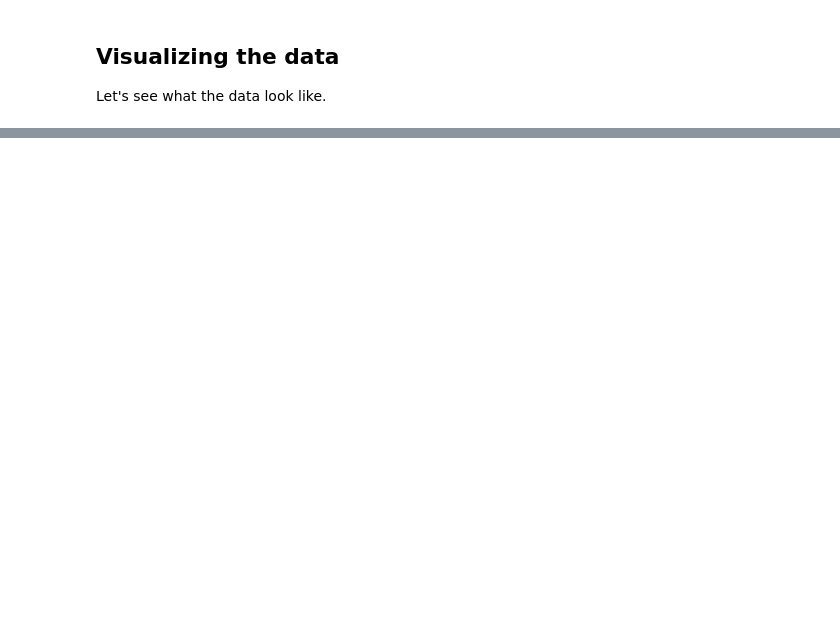
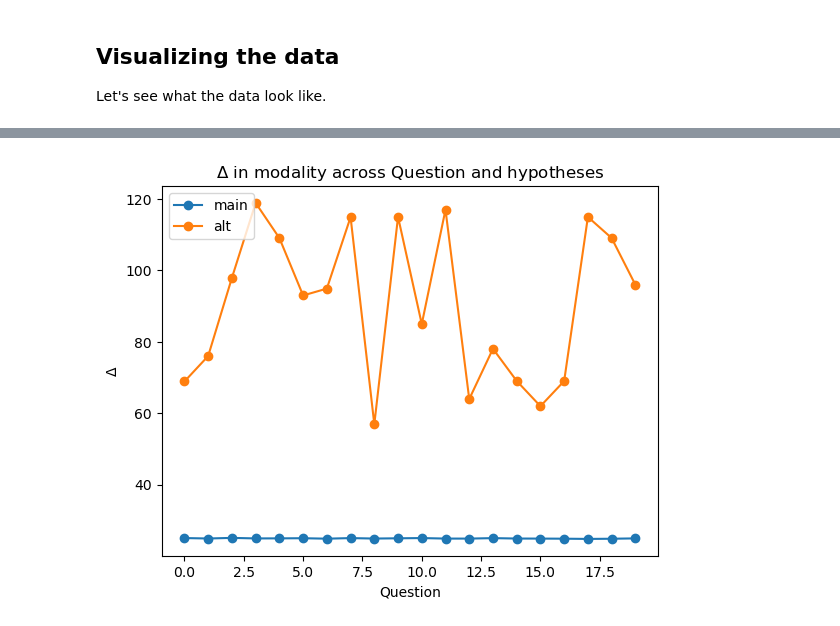
Before and after one commit to w-decker/wiscs-simulation, a Jupyter notebook: wiscs-simulations.ipynb, the cells around one changed output, grey strips where cells are left out. Drawn from its saved outputs; the diff is of its cells as text; code cells hidden in the pictures; blank space fills up the shorter version.

```diff
--- a/wiscs-simulations.ipynb
+++ b/wiscs-simulations.ipynb
@@ -294,0 +129,4 @@ alt_df_long.to_csv("stats/alt_long.csv", index=True)
+# %%
+plot_deltas(MainDG, AltDG, idx='question', labels=['main', 'alt'])
+# %% [output]
+[figure, added]
```
Also changed, not shown: parts of 41 cells of this notebook.
